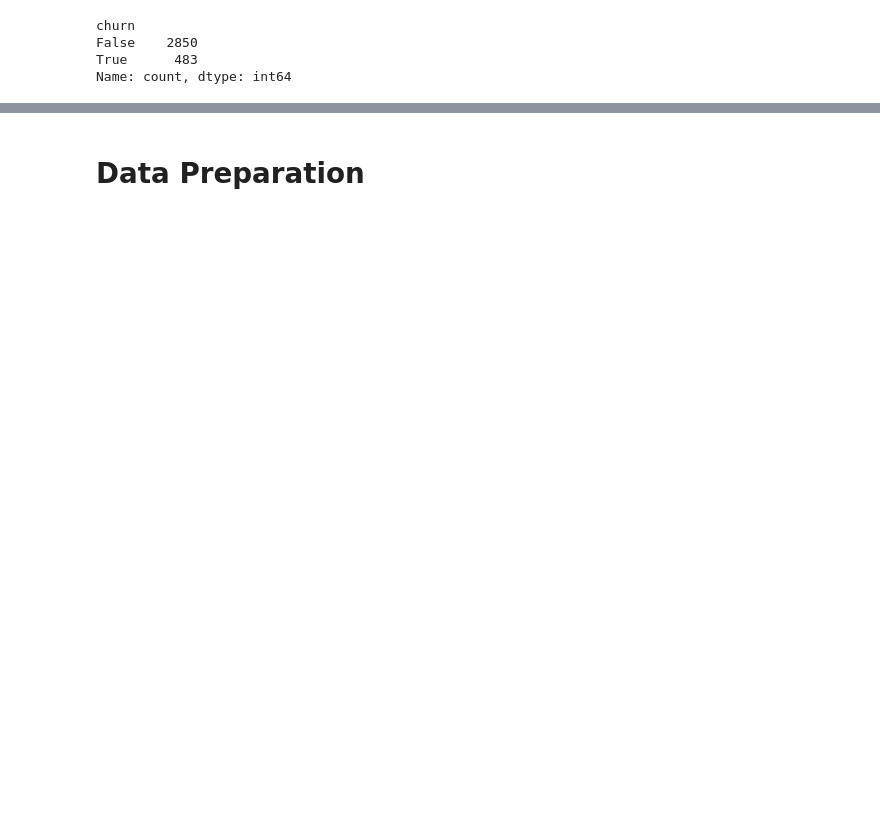
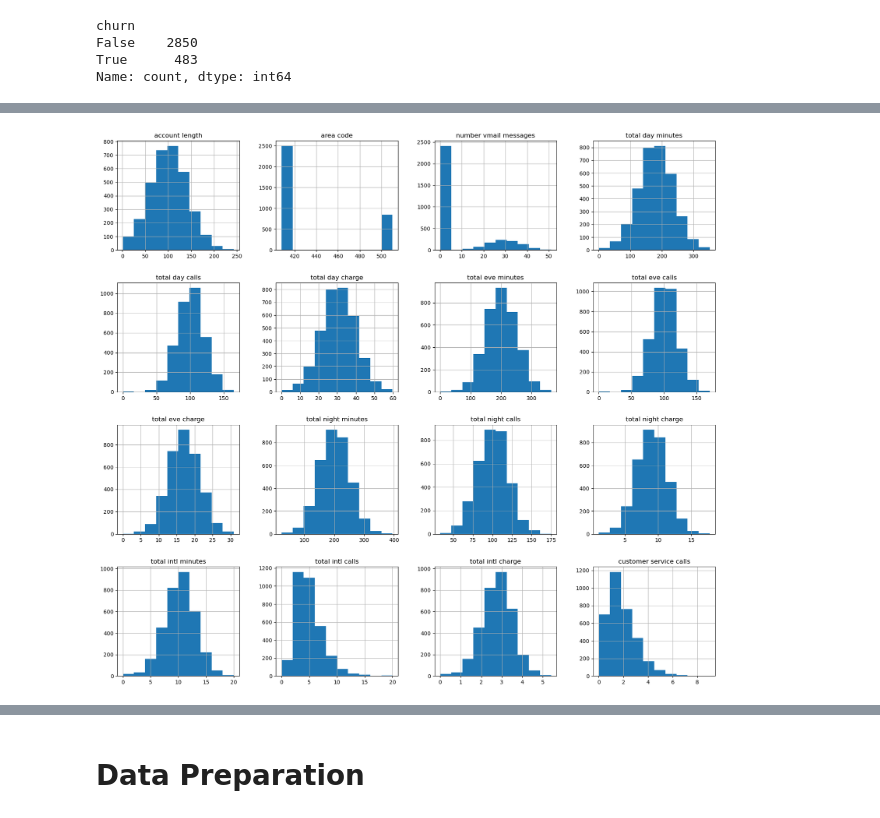
Before and after one commit to Bennie-Kibet/Phase_3_project, a Jupyter notebook: main.ipynb, the cells around one changed output, grey strips where cells are left out. Saved outputs shown, nothing was run; the diff lists cells and outputs as text; code cells hidden in the pictures; blank space fills up the shorter version.

```diff
--- a/main.ipynb
+++ b/main.ipynb
@@ -90,0 +166,4 @@ Name: count, dtype: int64
+# %%
+data.hist(figsize = (20,18));
+# %% [output]
+[figure, added]
```
Also changed, not shown: parts of 26 cells of this notebook.
